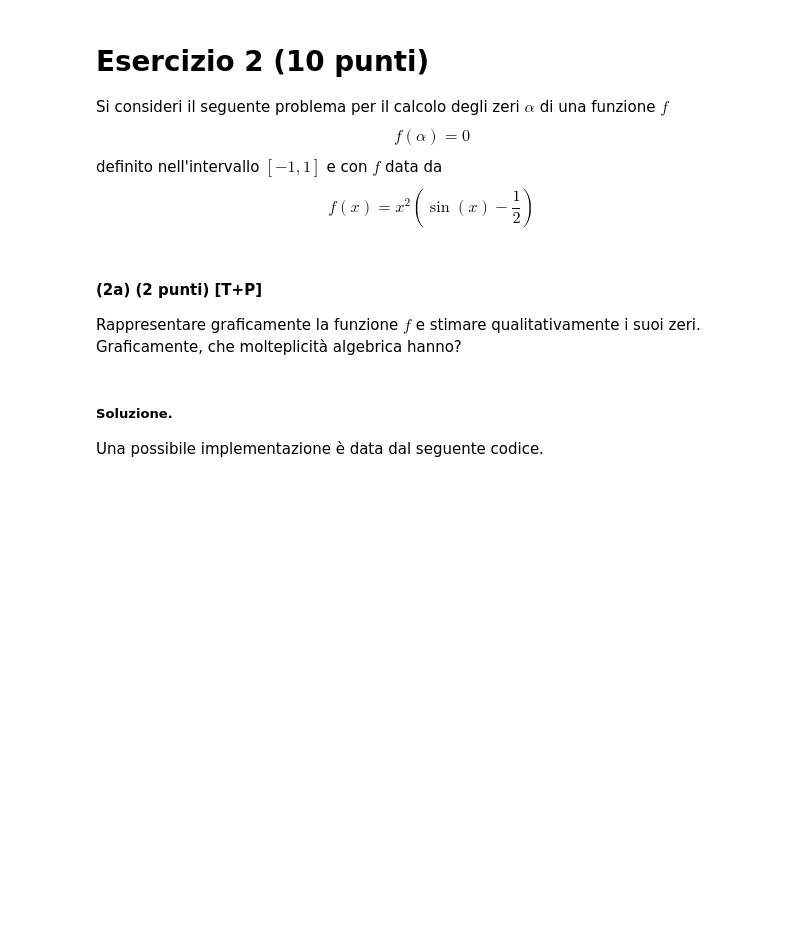
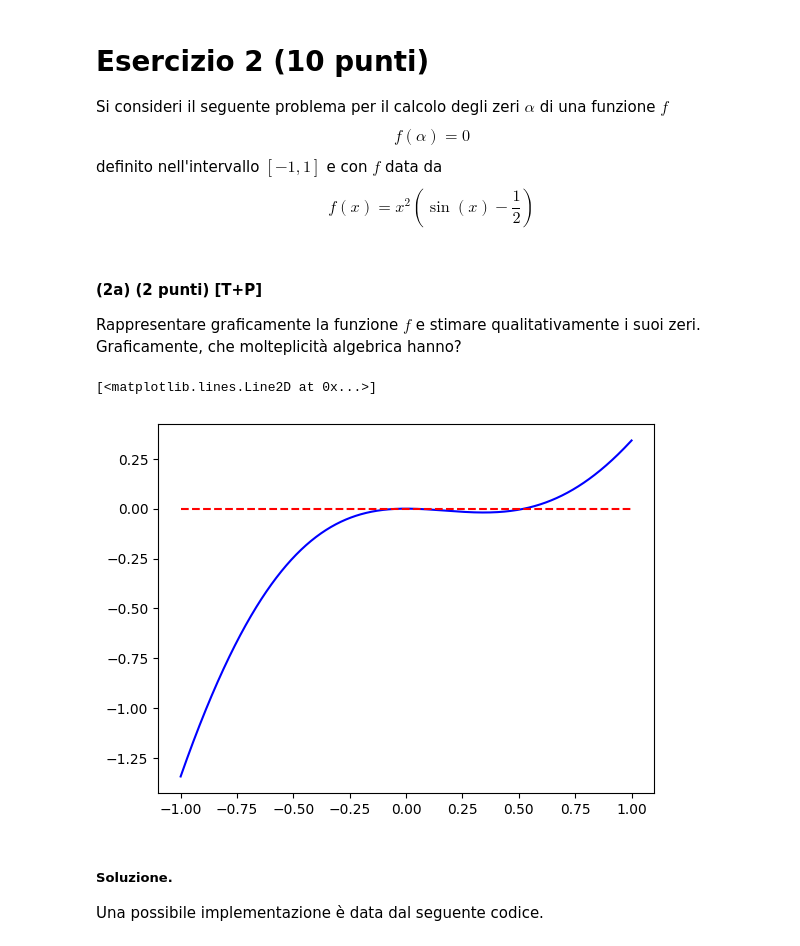
Before and after one commit to alessandrafonseca/mani_env, a Jupyter notebook: tde 18/6_2_2026_soluzione.ipynb, the cells around one changed output. Cells and saved outputs as stored; diff of their text form; code cells hidden in the pictures; blank space fills up the shorter version.

```diff
--- a/tde 18/6_2_2026_soluzione.ipynb
+++ b/tde 18/6_2_2026_soluzione.ipynb
@@ -230,3 +265,12 @@ import matplotlib.pyplot as plt
 #### **(2a) (2 punti) [T+P]**
 
 Rappresentare graficamente la funzione $f$ e stimare qualitativamente i suoi zeri. Graficamente, che molteplicità algebrica hanno?
+# %%
+f=lambda x: x**2 *(np.sin(x)-1/2)
+x_grid=np.linspace(-1, 1, 1000)
+plt.figure()
+plt.plot(x_grid, f(x_grid), '-b', label='f')
+plt.plot(x_grid, np.zeros_like(x_grid), '--r')
+# %% [output]
+[<matplotlib.lines.Line2D at 0x...>]
+[figure, added]
```
Also changed, not shown: parts of 8 cells of this notebook.
